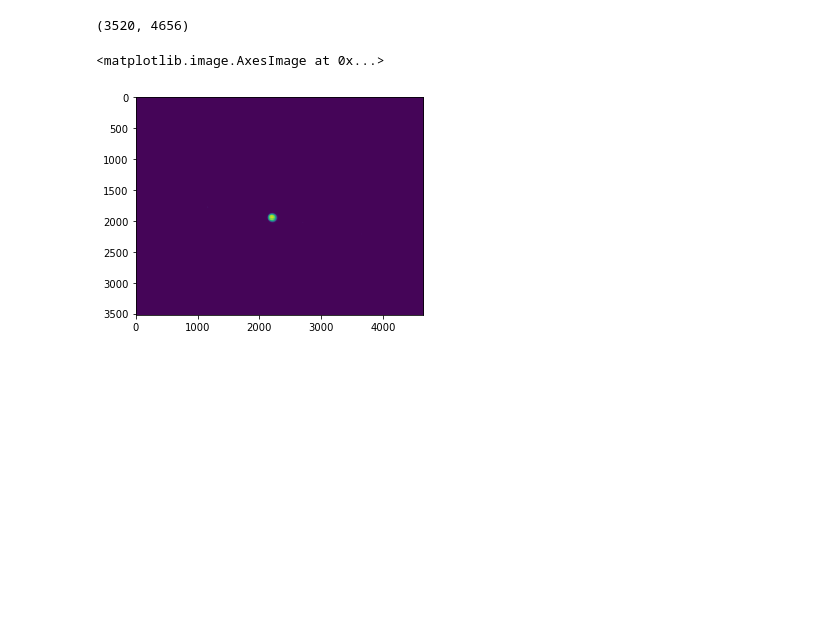
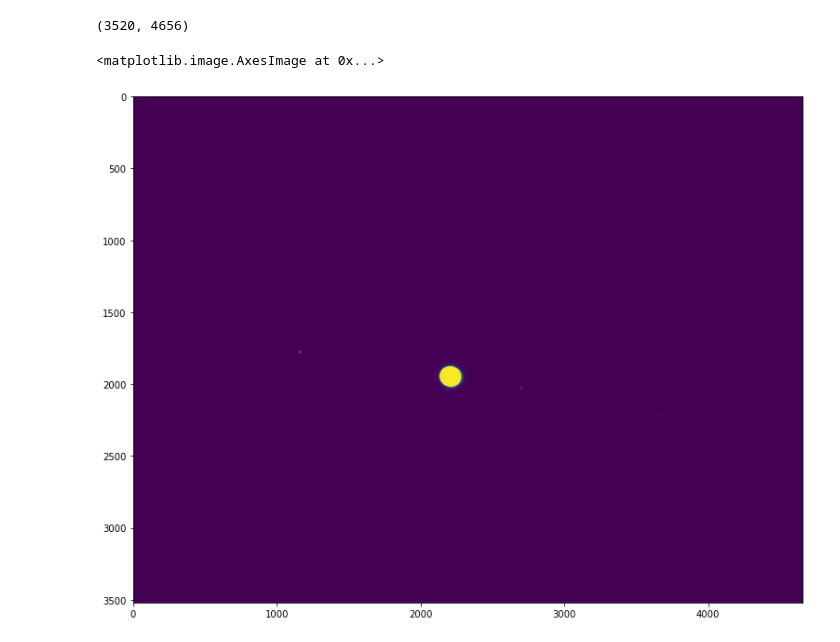
Before and after one commit to DIaDaynaDay/jupiter-insight, a Jupyter notebook: jupiter_centering.ipynb, the cells around one changed output. Saved outputs shown, nothing was run; the diff lists cells and outputs as text; code cells hidden in the pictures; blank space fills up the shorter version.

```diff
--- a/jupiter_centering.ipynb
+++ b/jupiter_centering.ipynb
@@ -99,7 +104,8 @@ jupiter_centred_data = np.concatenate(([ref_img], new_jupiter_data))
 #jupiter_centred = 'data/jupiter_centred'
 #ih.write_to_fits(jupiter_centred,jupiter_centred_data,name)
 # %%
-plt.imshow(jupiter_centred_data[0])
+plt.figure(figsize = (20,10))
+plt.imshow(jupiter_centred_data[0], vmin = 0, vmax = 10000)
 # %% [output]
 <matplotlib.image.AxesImage at 0x...>
-[figure, old version]
+[figure, new version]
```
Also changed, not shown: parts of 9 cells of this notebook, 1 other file.
